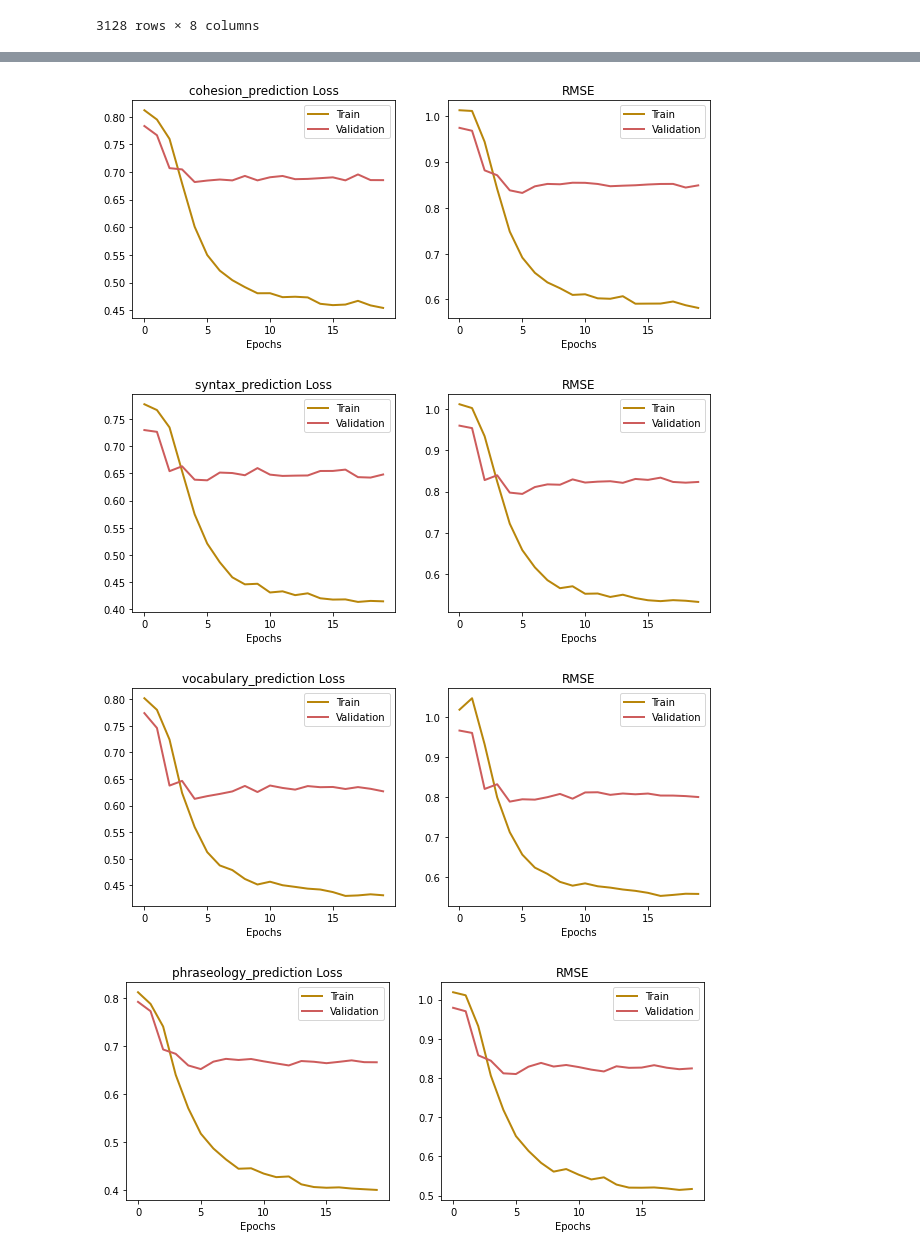
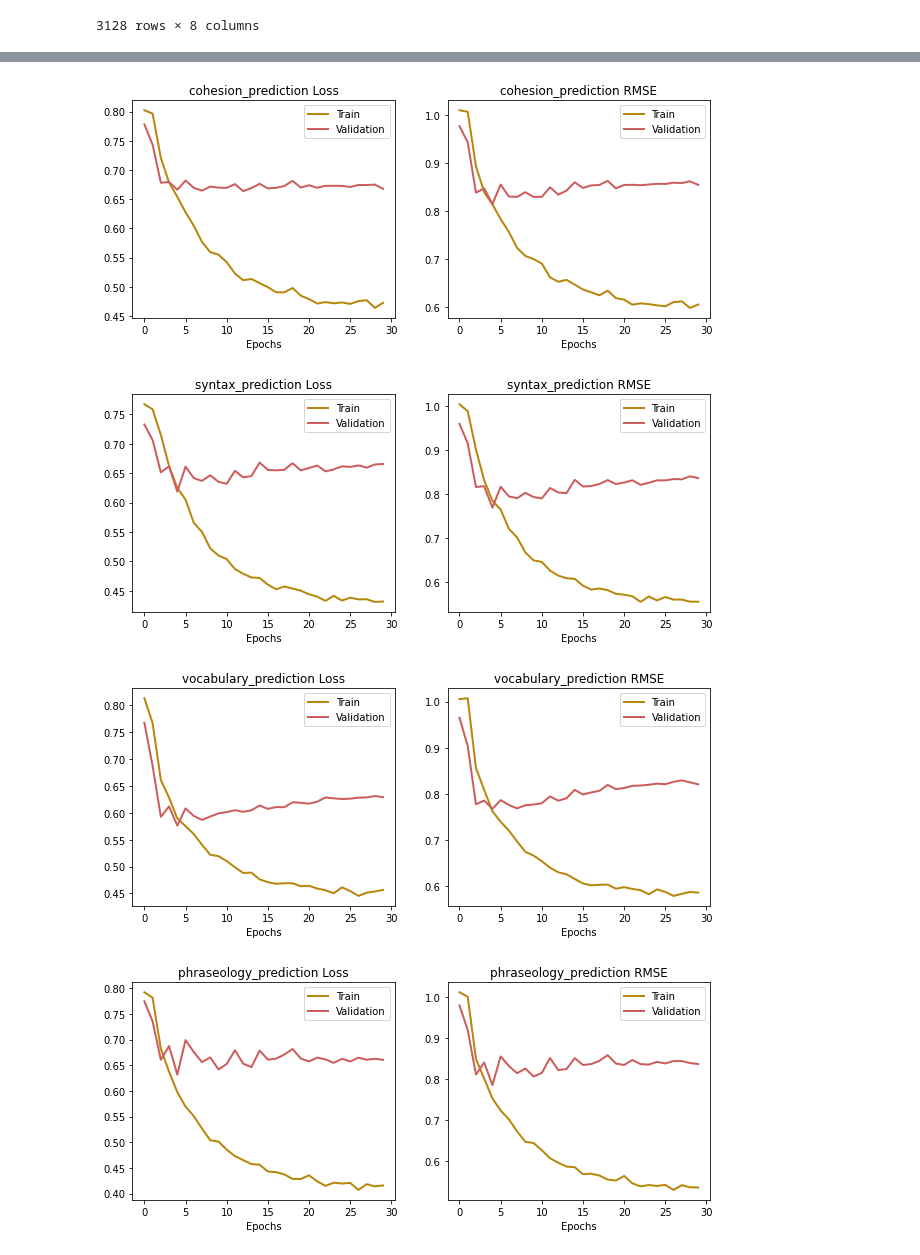
Before and after one commit to stephhe/kaggle_english_language_grading, a Jupyter notebook: cnn-with-embeddings.ipynb, the cells around one changed output, grey strips where cells are left out. Cells and saved outputs as stored; diff of their text form; code cells hidden in the pictures.

```diff
--- a/cnn-with-embeddings.ipynb
+++ b/cnn-with-embeddings.ipynb
@@ -121,35 +121,43 @@ train
 3128 rows × 8 columns
 # %%
 vocab_size_train =tokenizer.vocab_size + 2
-embedding_dim = 512*3
+embedding_dim = 64
 tokenizer.vocab_size
 
+keras.backend.clear_session()
 #model
 essay_input = keras.Input(shape=(longest_essay_length,))
 embedding = layers.Embedding(vocab_size_train, embedding_dim, name="embedding")(essay_input)
 
-conv_x =  layers.Conv1D( filters=512, kernel_size=3, padding='same', activation='relu')(embedding)
-conv_x =  layers.Conv1D( filters=512, kernel_size=3, padding='same', activation='relu')(embedding)
-conv_x =  layers.Dropout(rate=0.5)(conv_x)
+conv_x =  layers.Conv1D( filters=64, kernel_size=3, padding='same', activation='relu')(embedding)
+conv_x =  layers.Dropout(rate=0.2)(conv_x)
 max_pooling_x = layers.MaxPooling1D()(conv_x)
 
-conv_x =  layers.Conv1D( filters=512, kernel_size=3, padding='same', activation='relu')(conv_x)
-conv_x =  layers.Dropout(rate=0.5)(conv_x)
+conv_x =  layers.Conv1D( filters=32, kernel_size=4, padding='same', activation='relu')(conv_x)
+conv_x =  layers.Dropout(rate=0.2)(conv_x)
 max_pooling_x = layers.MaxPooling1D()(conv_x)
 
-conv_x =  layers.Conv1D( filters=512, kernel_size=3, padding='same', activation='relu')(conv_x)
-conv_x =  layers.Dropout(rate=0.5)(conv_x)
-max_pooling_x = layers.MaxPooling1D()(conv_x)
+conv_x =  layers.Conv1D( filters=16, kernel_size=5, padding='same', activation='relu')(conv_x)
+conv_x =  layers.Dropout(rate=0.2)(conv_x)
+#max_pooling_x = layers.MaxPooling1D()(conv_x)
 
 #max_pooling_x = layers.MaxPooling1D()(conv_x)
 
 average_pooling_x = layers.GlobalAveragePooling1D()(max_pooling_x)
 
-dense_x = layers.Dense(512, activation="relu")(average_pooling_x)
-dense_x =  layers.Dropout(rate=0.5)(dense_x)
+#flattener = layers.Flatten()(average_pooling_x)
 
-dense_x = layers.Dense(512, activation="relu")(average_pooling_x)
-dense_x =  layers.Dropout(rate=0.5)(dense_x)
+dense_x = layers.Dense(16, activation="relu")(flattener)
+dense_x =  layers.Dropout(rate=0.2)(dense_x)
+
+dense_x = layers.Dense(16, activation="relu")(average_pooling_x)
+dense_x =  layers.Dropout(rate=0.2)(dense_x)
+
+dense_x = layers.Dense(16, activation="relu")(average_pooling_x)
+dense_x =  layers.Dropout(rate=0.2)(dense_x)
+
+dense_x = layers.Dense(16, activation="relu")(average_pooling_x)
+dense_x =  layers.Dropout(rate=0.2)(dense_x)
 
 
 cohesion_prediction = layers.Dense(1, activation=None, name='cohesion_prediction')(dense_x)
@@ -207,11 +215,10 @@ hist = grader.fit(
      'phraseology_prediction': encoded_phraseology_score,
      'grammar_prediction': encoded_grammar_score,
      'conventions_prediction': encoded_conventions_score
-
     },
 
-    batch_size=64,        # mini-batch size
+    batch_size=32,        # mini-batch size
     validation_split=0.1, # use a fraction of the examples for validation
     verbose=1,
-    epochs=20)
+    epochs=30)
 # %% [output]
@@ -272,5 +276,5 @@ for output in outputs:
     plt.legend(['Train', 'Validation'], fontsize=10)
     #plt.ylim(0.7,0.8)
     ax.set_xlabel('Epochs', size=10)
-    ax.set_title('RMSE');
+    ax.set_title(f'{output} RMSE');
 # %% [output]
@@ -278,4 +282,4 @@ for output in outputs:
-[figure, old version]
+[figure, new version]
-[figure, old version]
+[figure, new version]
-[figure, old version]
+[figure, new version]
-[figure, old version]
+[figure, new version]
```
Also changed, not shown: parts of 4 cells of this notebook.
